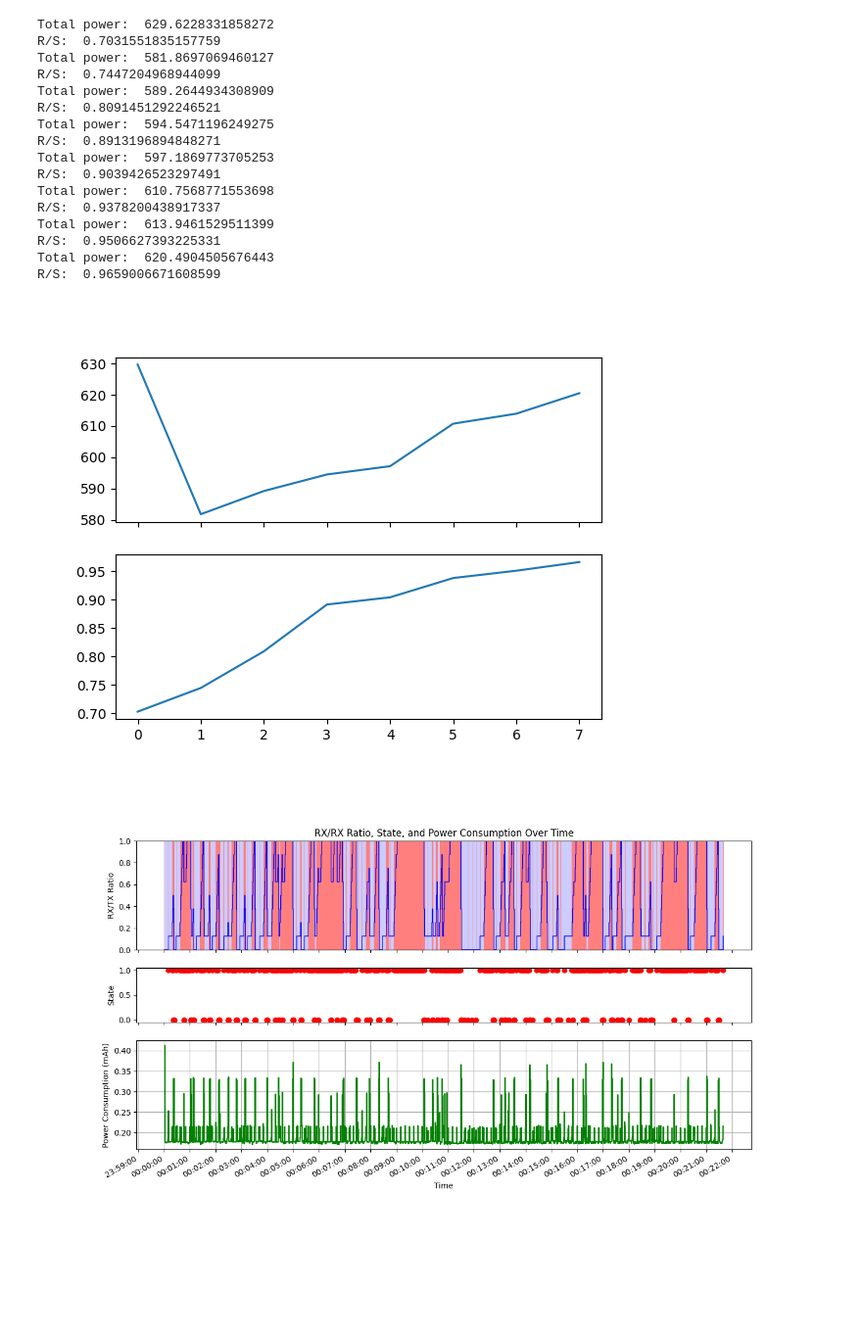
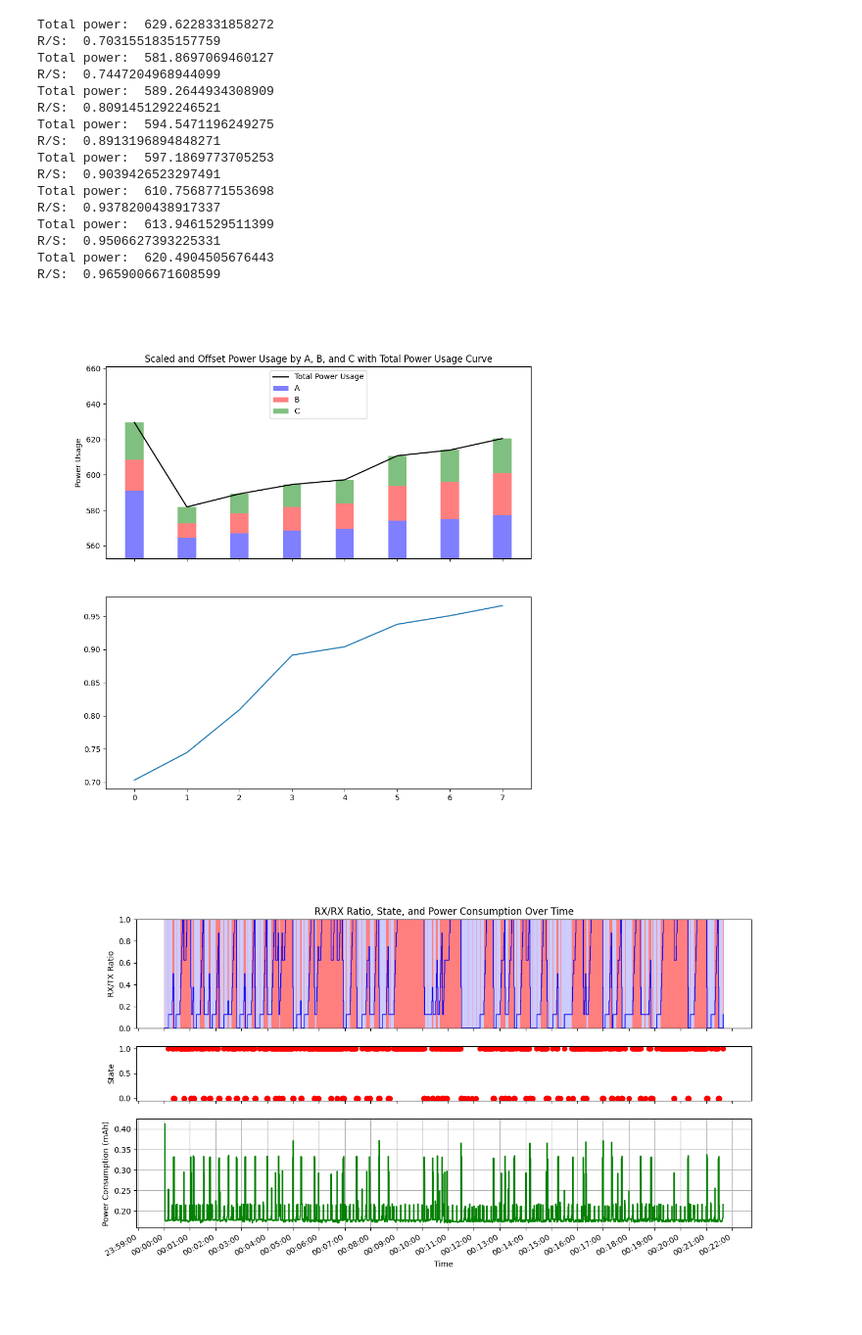
Before and after one commit to Rasmus-M-C/WSN-Project, a Jupyter notebook: plot.ipynb, the cells around one changed output. Shown at 98% size. Saved outputs shown, nothing was run; the diff lists cells and outputs as text; code cells hidden in the pictures; blank space fills up the shorter version.

Commit message:
Updated bar plot to include the relative powerdifference of ABC

```diff
--- a/plot.ipynb
+++ b/plot.ipynb
@@ -222,12 +222,18 @@ def plotScenario(file_path, plot=False):
 
     print("R/S: ", getReceptionRate(sentPackets, state_values))
 
-    return getPowerInInterval(power_values_A) + getPowerInInterval(power_values_B) + getPowerInInterval(power_values_C), getReceptionRate(sentPackets, state_values)
+    return getPowerInInterval(power_values_A) + getPowerInInterval(power_values_B) + getPowerInInterval(power_values_C), getReceptionRate(sentPackets, state_values), getPowerInInterval(power_values_A), getPowerInInterval(power_values_B), getPowerInInterval(power_values_C)
 # %%
 pows = []
 rs = []
+alist = []
+blist = []
+clist = []
 for i in range(8):
-    p, r = plotScenario(f"scenarios/random3_{i}.txt")
+    p, r, a,b,c = plotScenario(f"scenarios/random3_{i}.txt")
+    alist.append(a)
+    blist.append(b)
+    clist.append(c)
     pows.append(p)
     rs.append(r)
 # %% [output]
@@ -247,16 +253,49 @@ Total power:  613.9461529511399
 R/S:  0.9506627393225331
 Total power:  620.4904505676443
 R/S:  0.9659006671608599
-# %%
-
-fig, axs = plt.subplots(2, sharex=True)
-axs[0].plot(range(8), pows)
-
-axs[1].plot(range(8), rs)
-
-plt.show()
-# %% [output]
-[figure, removed]
+# %%
+fig, axs = plt.subplots(2, sharex=True, figsize=(10, 10))
+
+width = 0.35
+
+# Setting a higher starting point for the bars
+offset = min(pows) * 0.95
+
+scaled_alist = []
+scaled_blist = []
+scaled_clist = []
+
+for a, b, c, p in zip(alist, blist, clist, pows):
+    total = a + b + c
+    max_height = p - offset  # Maximum height for the bars considering the offset
+    scale_factor = min(max_height, total) / total if total > 0 else 0
+    scaled_alist.append(a * scale_factor)
+    scaled_blist.append(b * scale_factor)
+    scaled_clist.append(c * scale_factor)
+
+# Creating scaled and offset stacked bar plots for A, B, and C contributions
+axs[0].bar(range(8), scaled_alist, width, label='A', color='blue', alpha=0.5, bottom=offset)
+axs[0].bar(range(8), scaled_blist, width, bottom=[a + offset for a in scaled_alist], label='B', color='red', alpha=0.5)
+axs[0].bar(range(8), scaled_clist, width, bottom=[a + b + offset for a, b in zip(scaled_alist, scaled_blist)], label='C', color='green', alpha=0.5)
+
+# Plotting the total power usage curve
+axs[0].plot(range(8), pows, color='black', label='Total Power Usage')
+
+# Adjusting y-axis limits to accommodate the offset
+axs[0].set_ylim([offset, max(pows) * 1.05])
+
+
+# Adding labels and legend
+axs[0].set_ylabel('Power Usage')
+axs[0].set_title('Scaled and Offset Power Usage by A, B, and C with Total Power Usage Curve')
+axs[0].legend(loc='upper center')
+
+# Plotting the reference series in the second subplot
+axs[1].plot(range(8), rs)
+
+plt.show()
+# %% [output]
+[figure, added]
 # %%
 plotScenario("scenarios/random3_1.txt", True)
 # %% [output]
```
